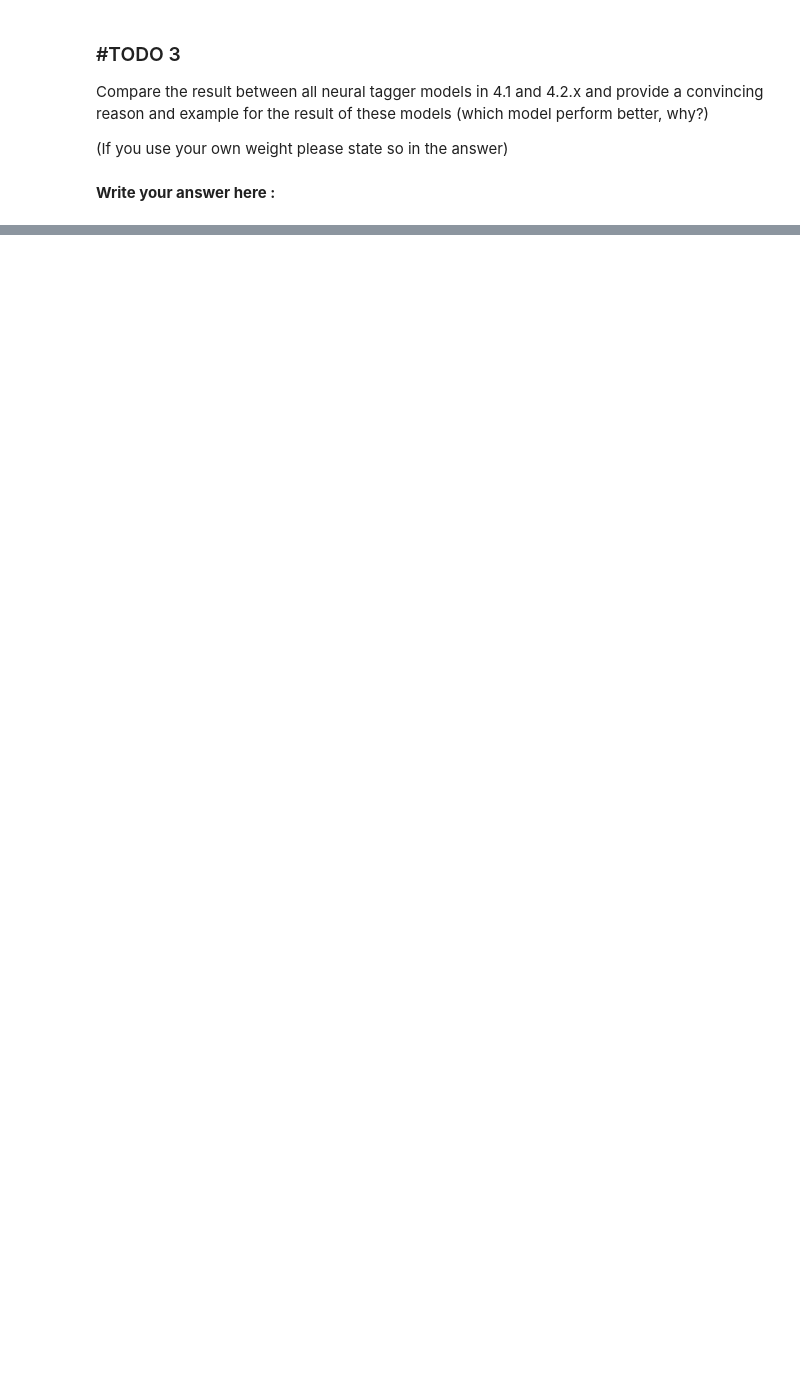
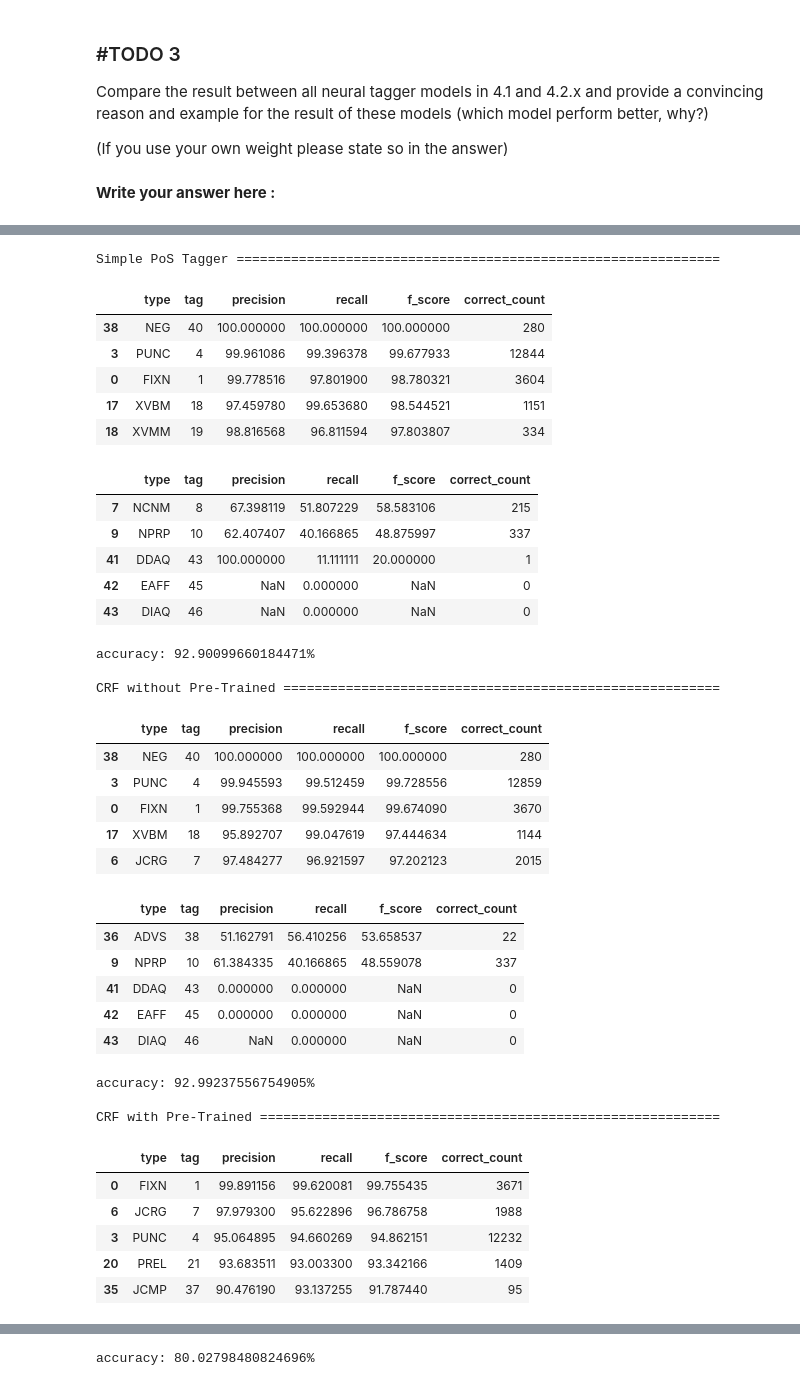
Before and after one commit to njrean/NLP_HW1, a Jupyter notebook: HW1.3_PoS tagging.ipynb, the cells around one changed output, grey strips where cells are left out. Drawn from its saved outputs; the diff is of its cells as text; code cells hidden in the pictures; blank space fills up the shorter version.

```diff
--- a/HW1.3_PoS tagging.ipynb
+++ b/HW1.3_PoS tagging.ipynb
@@ -269,0 +659,54 @@ Compare the result between all neural tagger models in 4.1 and 4.2.x and provide
+# %%
+num_of_sample = 5
+print("Simple PoS Tagger ==============================================================")
+display(df_tagger.iloc[:num_of_sample])
+display(df_tagger.iloc[-num_of_sample:])
+print("accuracy: {}% \n".format(acc_tagger))
+
+print("CRF without Pre-Trained ========================================================")
+display(df_crf.iloc[:num_of_sample])
+display(df_crf.iloc[-num_of_sample:])
+print("accuracy: {}% \n".format(acc_crf))
+
+print("CRF with Pre-Trained ===========================================================")
+display(df_crf_pre.iloc[:num_of_sample])
+display(df_crf_pre.iloc[-num_of_sample:])
+print("accuracy: {}% \n".format(acc_crf_pre))
+# %% [output]
+Simple PoS Tagger ==============================================================
+|  | type | tag | precision | recall | f_score | correct_count |
+| 38 | NEG | 40 | 100.000000 | 100.000000 | 100.000000 | 280 |
+| 3 | PUNC | 4 | 99.961086 | 99.396378 | 99.677933 | 12844 |
+| 0 | FIXN | 1 | 99.778516 | 97.801900 | 98.780321 | 3604 |
+| 17 | XVBM | 18 | 97.459780 | 99.653680 | 98.544521 | 1151 |
+| 18 | XVMM | 19 | 98.816568 | 96.811594 | 97.803807 | 334 |
+|  | type | tag | precision | recall | f_score | correct_count |
+| 7 | NCNM | 8 | 67.398119 | 51.807229 | 58.583106 | 215 |
+| 9 | NPRP | 10 | 62.407407 | 40.166865 | 48.875997 | 337 |
+| 41 | DDAQ | 43 | 100.000000 | 11.111111 | 20.000000 | 1 |
+| 42 | EAFF | 45 | NaN | 0.000000 | NaN | 0 |
+| 43 | DIAQ | 46 | NaN | 0.000000 | NaN | 0 |
+accuracy: 92.90099660184471%
+
+CRF without Pre-Trained ========================================================
+|  | type | tag | precision | recall | f_score | correct_count |
+| 38 | NEG | 40 | 100.000000 | 100.000000 | 100.000000 | 280 |
+| 3 | PUNC | 4 | 99.945593 | 99.512459 | 99.728556 | 12859 |
+| 0 | FIXN | 1 | 99.755368 | 99.592944 | 99.674090 | 3670 |
+| 17 | XVBM | 18 | 95.892707 | 99.047619 | 97.444634 | 1144 |
+| 6 | JCRG | 7 | 97.484277 | 96.921597 | 97.202123 | 2015 |
+|  | type | tag | precision | recall | f_score | correct_count |
+| 36 | ADVS | 38 | 51.162791 | 56.410256 | 53.658537 | 22 |
+| 9 | NPRP | 10 | 61.384335 | 40.166865 | 48.559078 | 337 |
+| 41 | DDAQ | 43 | 0.000000 | 0.000000 | NaN | 0 |
+| 42 | EAFF | 45 | 0.000000 | 0.000000 | NaN | 0 |
+| 43 | DIAQ | 46 | NaN | 0.000000 | NaN | 0 |
+accuracy: 92.99237556754905%
+
+CRF with Pre-Trained ===========================================================
+|  | type | tag | precision | recall | f_score | correct_count |
+| 0 | FIXN | 1 | 99.891156 | 99.620081 | 99.755435 | 3671 |
+| 6 | JCRG | 7 | 97.979300 | 95.622896 | 96.786758 | 1988 |
+| 3 | PUNC | 4 | 95.064895 | 94.660269 | 94.862151 | 12232 |
+| 20 | PREL | 21 | 93.683511 | 93.003300 | 93.342166 | 1409 |
+| 35 | JCMP | 37 | 90.476190 | 93.137255 | 91.787440 | 95 |
@@ -269,0 +719 @@ Compare the result between all neural tagger models in 4.1 and 4.2.x and provide
+accuracy: 80.02798480824696%
```
Also changed, not shown: parts of 59 cells of this notebook.
